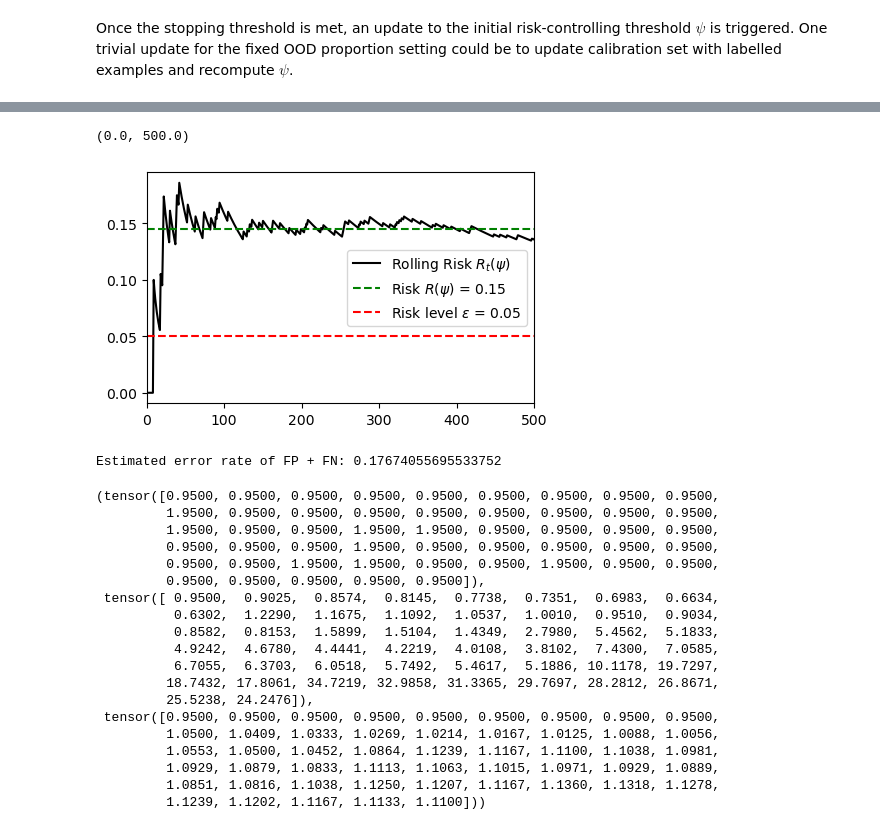
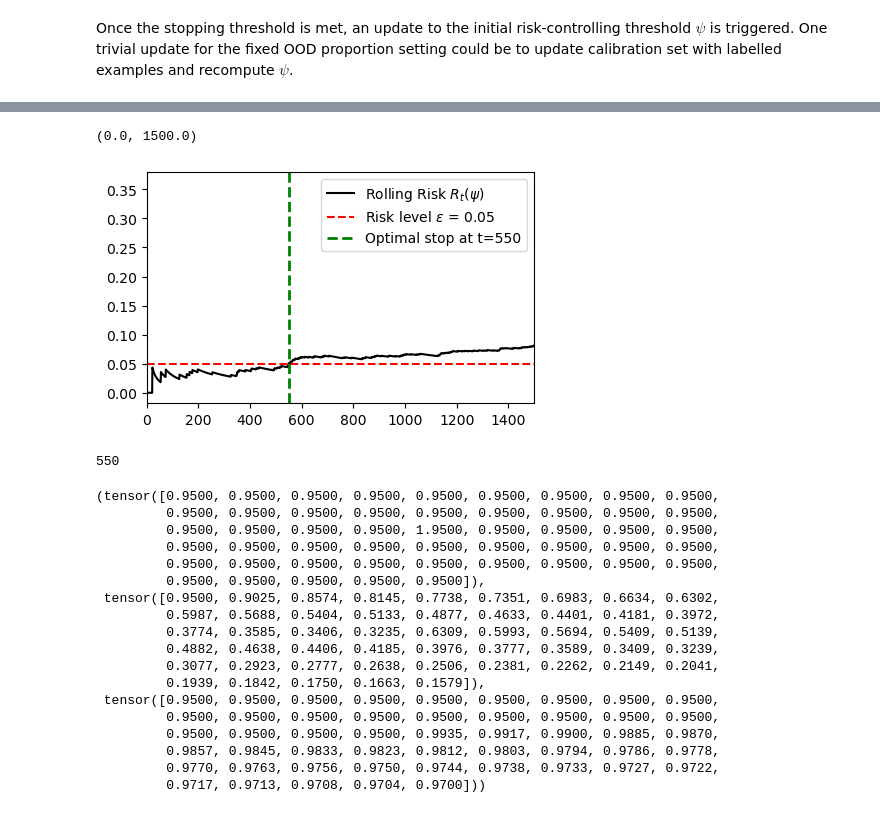
Before and after one commit to alextimans/risk-monitor, a Jupyter notebook: notebooks/rc_supervised.ipynb, the cells around one changed output, grey strips where cells are left out. Drawn from its saved outputs; the diff is of its cells as text; code cells hidden in the pictures.

```diff
--- a/notebooks/rc_supervised.ipynb
+++ b/notebooks/rc_supervised.ipynb
@@ -879,0 +877,3 @@ Test risk: 0.01066666655242443
+# %%
+ood_probs = 1 - thresh_grid(0, 1, 0.01)
+ood_probs
@@ -882,8 +895,14 @@ stream_bern = torch.zeros(T)
 stream_idx = torch.zeros(T)
 stream_losses = torch.zeros(T)
 
+ood_idx = 0
+
 # generate data stream
 for t in tqdm(range(0, T), desc="Time step"):
+
+    ood_prob = ood_probs[ood_idx]
+    if (t>0) and (t%100 == 0):
+        ood_idx += 1
 
     # simulate test sample (in or out of distribution)
     bern = np.random.binomial(1, ood_prob)
@@ -903,19 +923,21 @@ stream_risk = torch.cumsum(stream_losses, dim=0) / torch.arange(1, T + 1)
 # %%
 plt.figure(figsize=(5, 3))
 plt.plot(stream_risk, label=r"Rolling Risk $R_{t}(\psi)$", color='black')
-plt.axhline(stream_losses.mean(), color='green', linestyle='--', label=rf"Risk $R(\psi)$ = {stream_losses.mean():.2f}")
+# plt.axhline(stream_losses.mean(), color='green', linestyle='--', label=rf"Risk $R(\psi)$ = {stream_losses.mean():.2f}")
 plt.axhline(eps, color='red', linestyle='--', label=rf"Risk level $\epsilon$ = {eps}")
+stop = torch.where(stream_risk >= eps)[0][0].item()
+plt.axvline(stop, color='green', linestyle='--', label=rf"Optimal stop at t={stop}", lw=2)
 plt.legend()
 
 # plt.ylim(0.0, 0.2)
-plt.xlim(0, 500)
+plt.xlim(0, 1500)
 # %% [output]
-(0.0, 500.0)
+(0.0, 1500.0)
-[figure, old version]
+[figure, new version]
-# %%
-print(f"Estimated error rate of FP + FN:", ((1 - ood_prob) * eps + ood_prob * (svhn_test_losses[thresh_id] < thresh).sum()/svhn_test_losses[thresh_id].shape[0]).item())
-# %% [output]
-Estimated error rate of FP + FN: 0.17674055695533752
+# %%
+torch.where(stream_risk >= eps)[0][0].item()
+# %% [output]
+550
 # %%
 stream_lam = torch.ones(T)
 # %%
@@ -926,21 +948,20 @@ stream_esum = torch.cumsum(stream_eval, dim=0) / torch.arange(1, T+1)
 stream_eval[:50], stream_eprod[:50], stream_esum[:50]
 # %% [output]
 (tensor([0.9500, 0.9500, 0.9500, 0.9500, 0.9500, 0.9500, 0.9500, 0.9500, 0.9500,
-         1.9500, 0.9500, 0.9500, 0.9500, 0.9500, 0.9500, 0.9500, 0.9500, 0.9500,
-         1.9500, 0.9500, 0.9500, 1.9500, 1.9500, 0.9500, 0.9500, 0.9500, 0.9500,
-         0.9500, 0.9500, 0.9500, 1.9500, 0.9500, 0.9500, 0.9500, 0.9500, 0.9500,
-         0.9500, 0.9500, 1.9500, 1.9500, 0.9500, 0.9500, 1.9500, 0.9500, 0.9500,
+         0.9500, 0.9500, 0.9500, 0.9500, 0.9500, 0.9500, 0.9500, 0.9500, 0.9500,
+         0.9500, 0.9500, 0.9500, 0.9500, 1.9500, 0.9500, 0.9500, 0.9500, 0.9500,
+         0.9500, 0.9500, 0.9500, 0.9500, 0.9500, 0.9500, 0.9500, 0.9500, 0.9500,
+         0.9500, 0.9500, 0.9500, 0.9500, 0.9500, 0.9500, 0.9500, 0.9500, 0.9500,
          0.9500, 0.9500, 0.9500, 0.9500, 0.9500]),
- tensor([ 0.9500,  0.9025,  0.8574,  0.8145,  0.7738,  0.7351,  0.6983,  0.6634,
-          0.6302,  1.2290,  1.1675,  1.1092,  1.0537,  1.0010,  0.9510,  0.9034,
-          0.8582,  0.8153,  1.5899,  1.5104,  1.4349,  2.7980,  5.4562,  5.1833,
-          4.9242,  4.6780,  4.4441,  4.2219,  4.0108,  3.8102,  7.4300,  7.0585,
-          6.7055,  6.3703,  6.0518,  5.7492,  5.4617,  5.1886, 10.1178, 19.7297,
-         18.7432, 17.8061, 34.7219, 32.9858, 31.3365, 29.7697, 28.2812, 26.8671,
-         25.5238, 24.2476]),
+ tensor([0.9500, 0.9025, 0.8574, 0.8145, 0.7738, 0.7351, 0.6983, 0.6634, 0.6302,
+         0.5987, 0.5688, 0.5404, 0.5133, 0.4877, 0.4633, 0.4401, 0.4181, 0.3972,
+         0.3774, 0.3585, 0.3406, 0.3235, 0.6309, 0.5993, 0.5694, 0.5409, 0.5139,
+         0.4882, 0.4638, 0.4406, 0.4185, 0.3976, 0.3777, 0.3589, 0.3409, 0.3239,
+         0.3077, 0.2923, 0.2777, 0.2638, 0.2506, 0.2381, 0.2262, 0.2149, 0.2041,
+         0.1939, 0.1842, 0.1750, 0.1663, 0.1579]),
  tensor([0.9500, 0.9500, 0.9500, 0.9500, 0.9500, 0.9500, 0.9500, 0.9500, 0.9500,
-         1.0500, 1.0409, 1.0333, 1.0269, 1.0214, 1.0167, 1.0125, 1.0088, 1.0056,
-         1.0553, 1.0500, 1.0452, 1.0864, 1.1239, 1.1167, 1.1100, 1.1038, 1.0981,
-         1.0929, 1.0879, 1.0833, 1.1113, 1.1063, 1.1015, 1.0971, 1.0929, 1.0889,
-         1.0851, 1.0816, 1.1038, 1.1250, 1.1207, 1.1167, 1.1360, 1.1318, 1.1278,
-         1.1239, 1.1202, 1.1167, 1.1133, 1.1100]))
+         0.9500, 0.9500, 0.9500, 0.9500, 0.9500, 0.9500, 0.9500, 0.9500, 0.9500,
+         0.9500, 0.9500, 0.9500, 0.9500, 0.9935, 0.9917, 0.9900, 0.9885, 0.9870,
+         0.9857, 0.9845, 0.9833, 0.9823, 0.9812, 0.9803, 0.9794, 0.9786, 0.9778,
+         0.9770, 0.9763, 0.9756, 0.9750, 0.9744, 0.9738, 0.9733, 0.9727, 0.9722,
+         0.9717, 0.9713, 0.9708, 0.9704, 0.9700]))
```
Also changed, not shown: parts of 50 cells of this notebook.
